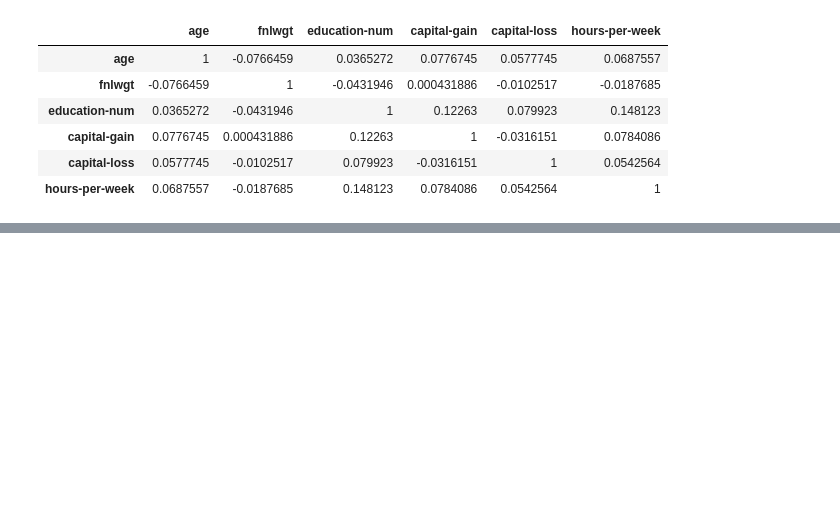
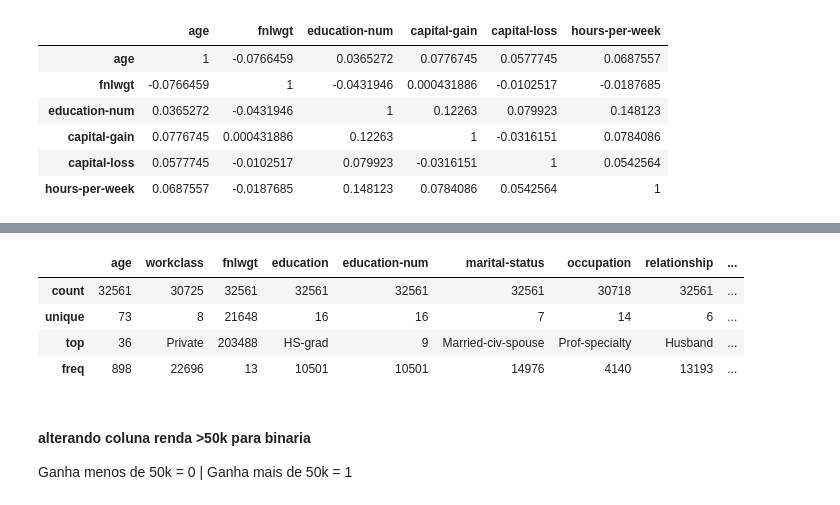
Before and after one commit to michelmelo25/Machine-Learning, a Jupyter notebook: Lista 6/Renda_Americanos_EUA.ipynb, the cells around one changed output, grey strips where cells are left out. Cells and saved outputs as stored; diff of their text form; code cells hidden in the pictures; blank space fills up the shorter version.

```diff
--- a/Lista 6/Renda_Americanos_EUA.ipynb
+++ b/Lista 6/Renda_Americanos_EUA.ipynb
@@ -92,0 +176,11 @@ df.corr().style.background_gradient(cmap='coolwarm')
+# %%
+df.describe()
+# %% [output]
+|  | age | workclass | fnlwgt | education | education-num | marital-status | occupation | relationship | ... |
+| count | 32561 | 30725 | 32561 | 32561 | 32561 | 32561 | 30718 | 32561 | ... |
+| unique | 73 | 8 | 21648 | 16 | 16 | 7 | 14 | 6 | ... |
+| top | 36 | Private | 203488 | HS-grad | 9 | Married-civ-spouse | Prof-specialty | Husband | ... |
+| freq | 898 | 22696 | 13 | 10501 | 10501 | 14976 | 4140 | 13193 | ... |
+# %% [markdown]
+#### alterando coluna renda >50k para binaria
+Ganha menos de 50k = 0 | Ganha mais de 50k = 1
```
Also changed, not shown: parts of 55 cells of this notebook, 1 other file.
